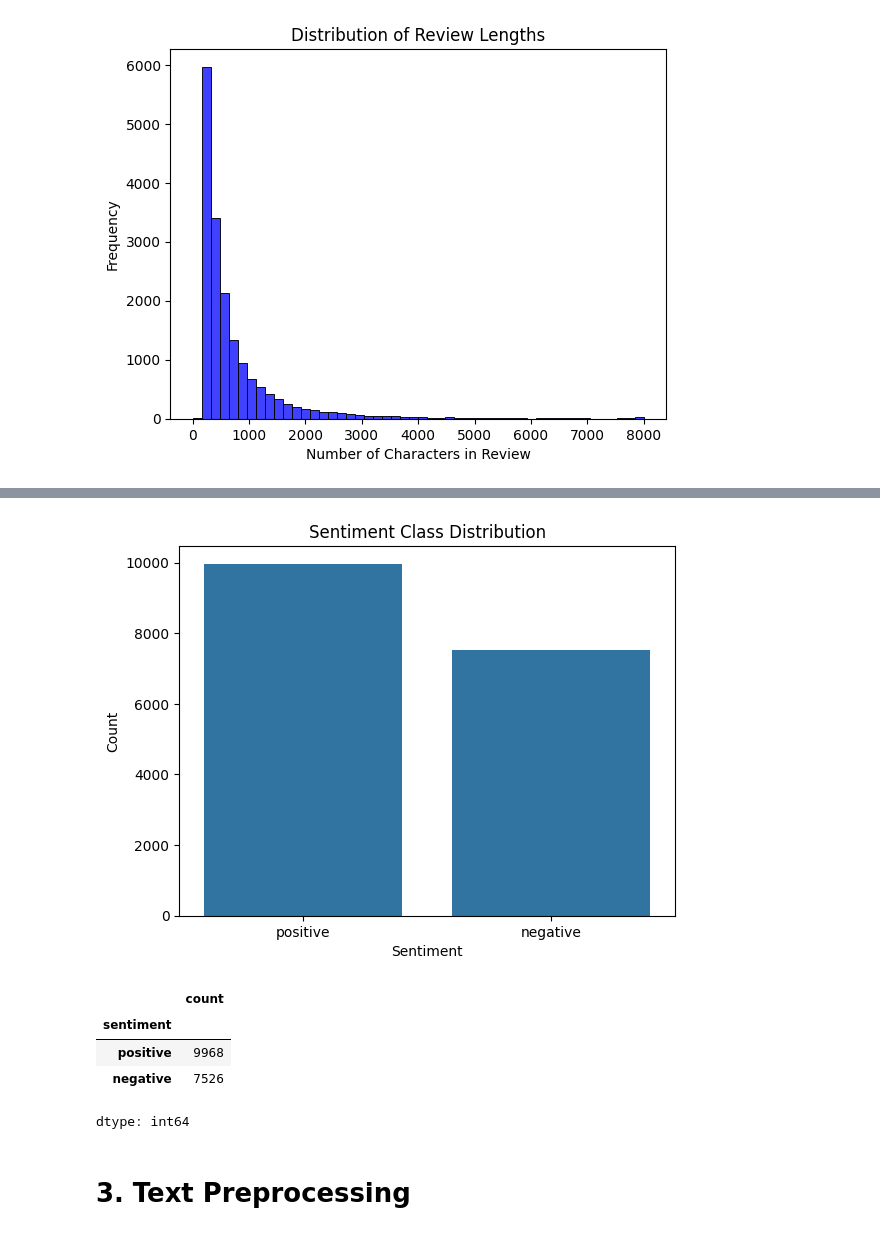
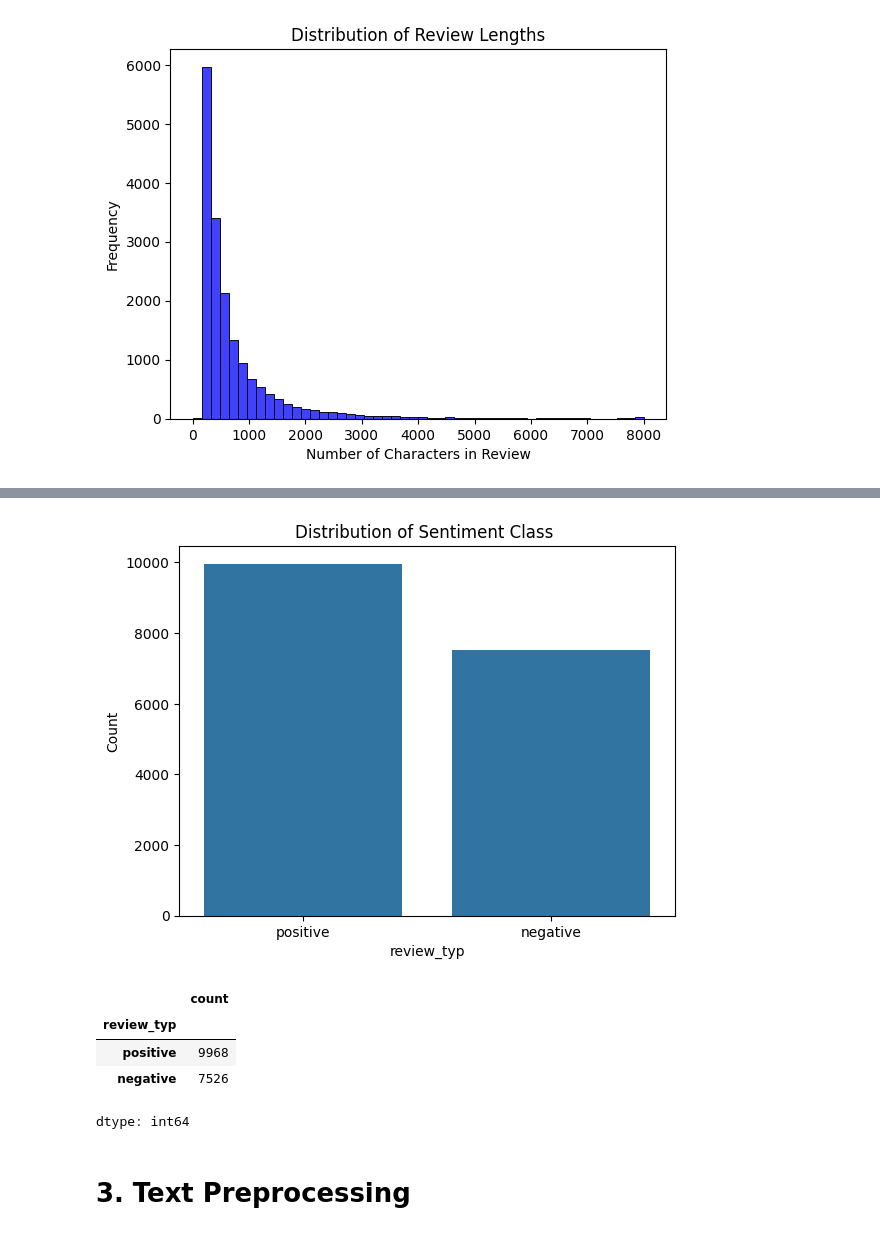
Before and after one commit to Subhangee19/DataAnalysis, a Jupyter notebook: Untitled11.ipynb, the cells around one changed output, grey strips where cells are left out. Cells and saved outputs as stored; diff of their text form; code cells hidden in the pictures.

```diff
--- a/Untitled11.ipynb
+++ b/Untitled11.ipynb
@@ -187,18 +190,18 @@ plt.show()
 # %%
-stop_words = set(stopwords.words('english'))
-lemmatizer = WordNetLemmatizer()
+w_halt = set(stopwords.words('english'))
+lemmat = WordNetLemmatizer()
 
-def clean_text(text):
-    text = str(text).lower()
-    text = BeautifulSoup(text, "html.parser").get_text()
-    text = re.sub(r'\d+', '', text)
-    text = text.translate(str.maketrans('', '', string.punctuation))
-    text = re.sub(r'\s+', ' ', text).strip()
-    tokens = word_tokenize(text)
-    tokens = [lemmatizer.lemmatize(word) for word in tokens if word not in stop_words]
-    return ' '.join(tokens)
+def t_cln(text):
+    tex = str(text).lower()
+    tex = BeautifulSoup(tex, "html.parser").get_text()
+    tex = re.sub(r'\d+', '', tex)
+    tex = tex.translate(str.maketrans('', '', string.punctuation))
+    tex = re.sub(r'\s+', ' ', tex).strip()
+    tok = word_tokenize(tex)
+    tok = [lemmat.lemmatize(word) for word in tok if word not in w_halt]
+    return ' '.join(tok)
 
 
-df['cleaned_review'] = df['user_review'].astype(str).apply(clean_text)
-df.head()
+d_steam['cleaned_review'] = d_steam['user_review'].astype(str).apply(t_cln)
+d_steam.tail(2)
 # %% [output]
@@ -210,0 +211,3 @@ df.head()
+# %%
+d_steam['review_typ'] = d_steam['user_suggestion'].map({1: 'recommended', 0: 'not_recommended'})
+d_steam['review_cd'] = d_steam['review_typ'].map({'recommended': 1, 'not_recommended': 0})
@@ -211,3 +229,4 @@ df.head()
 # %%
-df['sentiment'] = df['user_suggestion'].map({1: 'positive', 0: 'negative'})
-df['sentiment_label'] = df['sentiment'].map({'positive': 1, 'negative': 0})
+d_steam['review_typ'] = d_steam['user_suggestion'].map({1: 'positive', 0: 'negative'})
+d_steam['review_cd'] = d_steam['review_typ'].map({'positive': 1, 'negative': 0})
+d_steam[['cleaned_review', 'review_typ', 'review_cd']].tail(2)
@@ -240,17 +237,15 @@ df[['cleaned_review', 'sentiment', 'sentiment_label']].head()
 # %%
-import seaborn as sns
-
-sns.countplot(data=df, x='sentiment')
-plt.title('Sentiment Class Distribution')
-plt.xlabel('Sentiment')
+sns.countplot(data=d_steam, x='review_typ')
+plt.title('Distribution of Sentiment Class ')
+plt.xlabel('review_typ')
 plt.ylabel('Count')
 plt.show()
 
-df['sentiment'].value_counts()
+d_steam['review_typ'].value_counts()
 # %% [output]
-[figure, old version]
+[figure, new version]
 |  | count |
-| sentiment |  |
+| review_typ |  |
 | positive | 9968 |
 | negative | 7526 |
 dtype: int64
```
Also changed, not shown: parts of 29 cells of this notebook.
